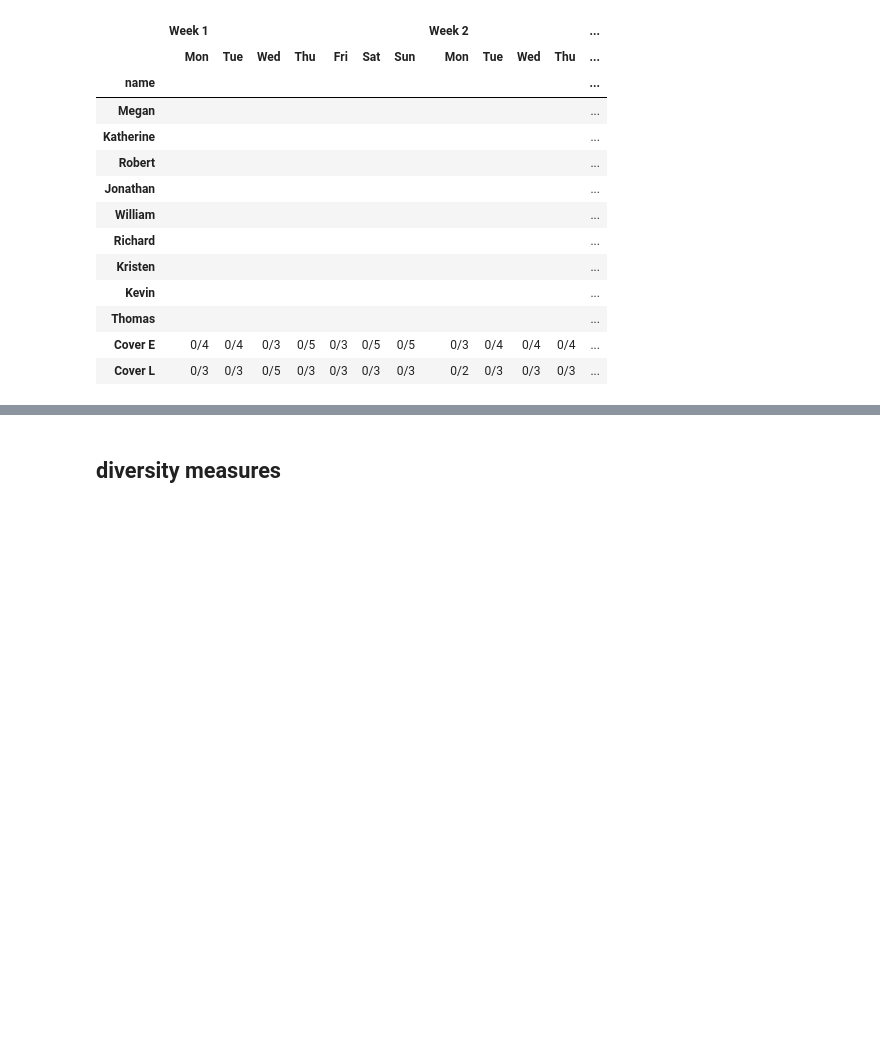
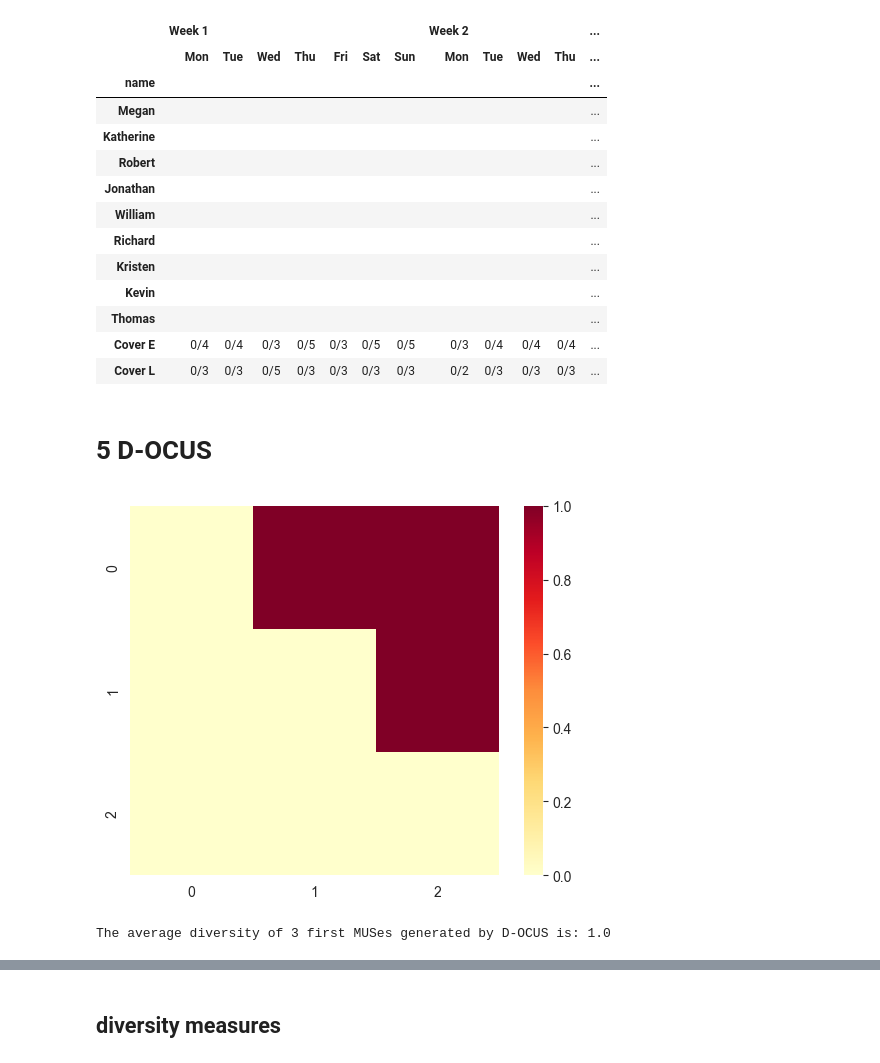
Before and after one commit to RobinHalford/cpmpy, a Jupyter notebook: cpmpy/tools/explain/nurse_rostering_examples.ipynb, the cells around one changed output, grey strips where cells are left out. Cells and saved outputs as stored; diff of their text form; code cells hidden in the pictures; blank space fills up the shorter version.

```diff
--- a/cpmpy/tools/explain/nurse_rostering_examples.ipynb
+++ b/cpmpy/tools/explain/nurse_rostering_examples.ipynb
@@ -311,3 +311,19 @@ for mus in result:
 | Thomas |  |  |  |  |  |  |  |  |  |  |  | ... |
 | Cover E | 0/4 | 0/4 | 0/3 | 0/5 | 0/3 | 0/5 | 0/5 | 0/3 | 0/4 | 0/4 | 0/4 | ... |
 | Cover L | 0/3 | 0/3 | 0/5 | 0/3 | 0/3 | 0/3 | 0/3 | 0/2 | 0/3 | 0/3 | 0/3 | ... |
+# %% [markdown]
+# 5 D-OCUS
+# %%
+result = []
+for i, mus in enumerate(ocus_enum(model.constraints, solver="exact", hs_solver="gurobi")):
+    result.append(frozenset(mus))
+    if i == 2:
+        break
+# %%
+div_matrix = diversity_matrix(result, measure="overlap")
+visualize_heatmap(div_matrix)
+avg = div_matrix[np.triu_indices_from(div_matrix, k=1)].mean()
+print(f"The average diversity of {len(result)} first MUSes generated by D-OCUS is: {avg}")
+# %% [output]
+[figure, added]
+The average diversity of 3 first MUSes generated by D-OCUS is: 1.0
```
Also changed, not shown: parts of 6 cells of this notebook.
